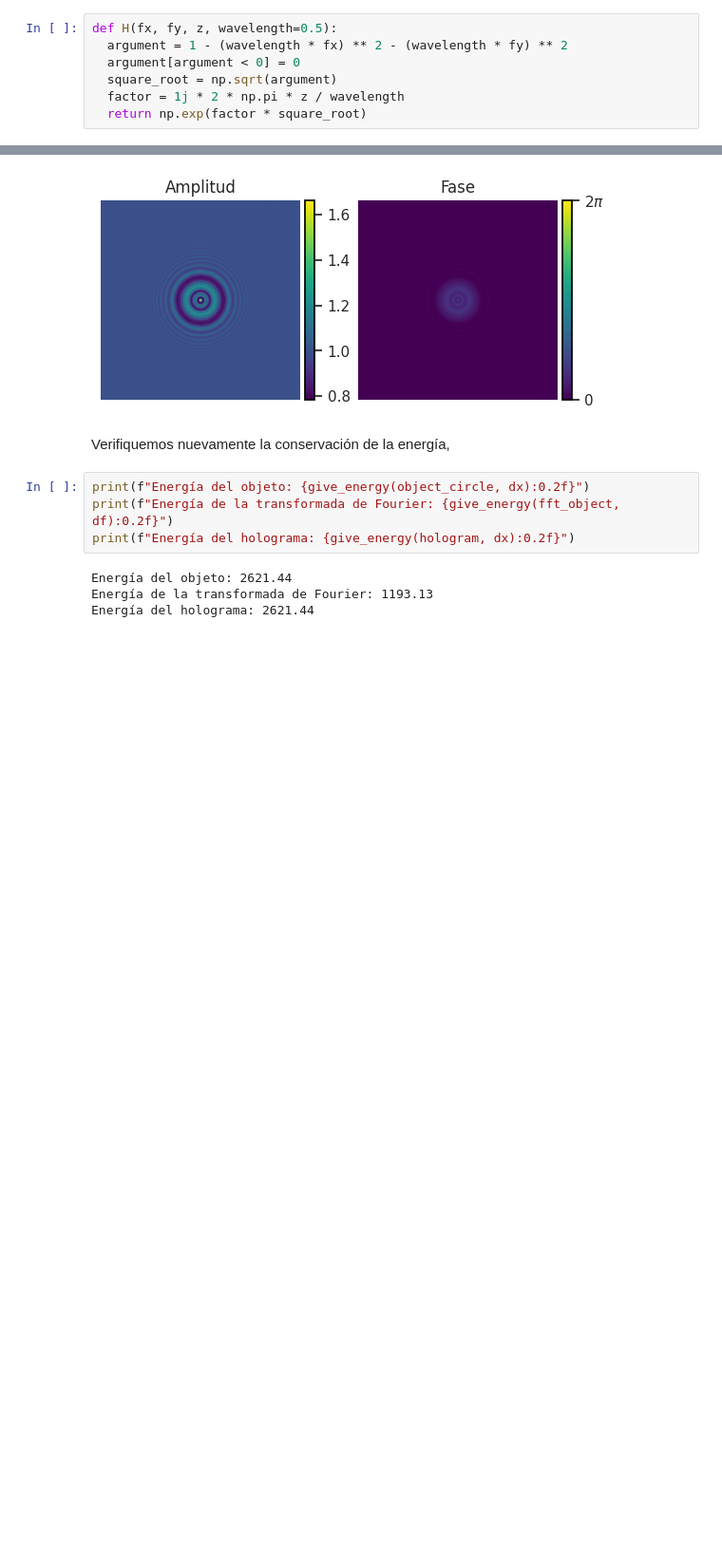
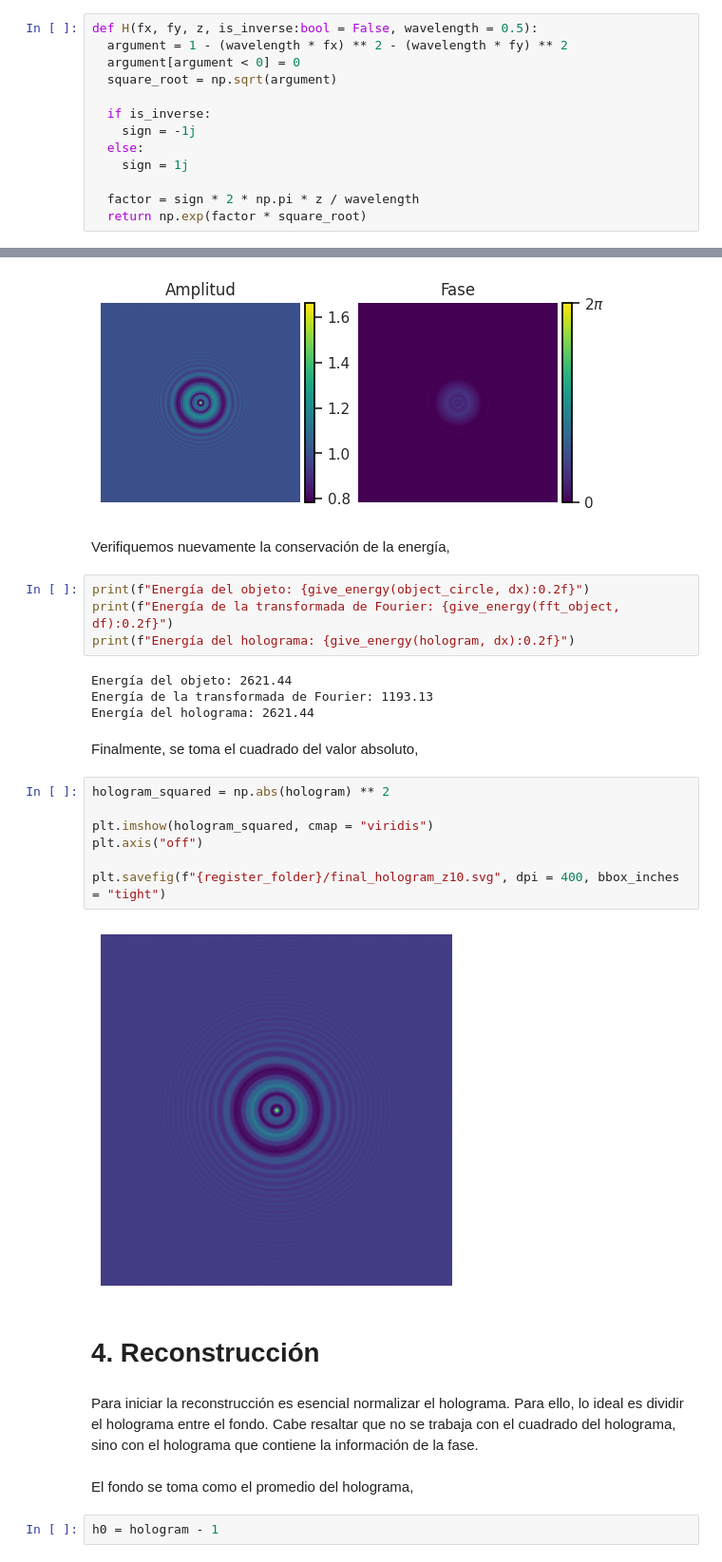
Before and after one commit to VelasquezE/FourierOptics_assignments, a Jupyter notebook: talleres/Proyecto/inline_hologram.ipynb, the cells around one changed output, grey strips where cells are left out. Shown: that part at 95% size. Saved outputs shown, nothing was run; the diff lists cells and outputs as text; blank space fills up the shorter version.

Commit message:
Reconstruct hologram

```diff
--- a/talleres/Proyecto/inline_hologram.ipynb
+++ b/talleres/Proyecto/inline_hologram.ipynb
@@ -280,11 +280,17 @@ $H(f_{x}, f_{y};z) = exp\left[j\frac{2\pi z}{\lambda}\sqrt{1-(\lambda f_{x})^{2}
 
 en donde $z$ es la distancia desde el
 # %%
-def H(fx, fy, z, wavelength=0.5):
+def H(fx, fy, z, is_inverse:bool = False, wavelength = 0.5):
   argument = 1 - (wavelength * fx) ** 2 - (wavelength * fy) ** 2
   argument[argument < 0] = 0
   square_root = np.sqrt(argument)
-  factor = 1j * 2 * np.pi * z / wavelength
+
+  if is_inverse:
+    sign = -1j
+  else:
+    sign = 1j
+
+  factor = sign * 2 * np.pi * z / wavelength
   return np.exp(factor * square_root)
 # %% [markdown]
 ## 3.3. Propagar el campo y crear el holograma
@@ -316,3 +322,22 @@ print(f"Energía del holograma: {give_energy(hologram, dx):0.2f}")
 Energía del objeto: 2621.44
 Energía de la transformada de Fourier: 1193.13
 Energía del holograma: 2621.44
+# %% [markdown]
+Finalmente, se toma el cuadrado del valor absoluto,
+# %%
+hologram_squared = np.abs(hologram) ** 2
+
+plt.imshow(hologram_squared, cmap = "viridis")
+plt.axis("off")
+
+plt.savefig(f"{register_folder}/final_hologram_z10.svg", dpi = 400, bbox_inches = "tight")
+# %% [output]
+[figure, added]
+# %% [markdown]
+# 4. Reconstrucción
+# %% [markdown]
+Para iniciar la reconstrucción es esencial normalizar el holograma. Para ello, lo ideal es dividir el holograma entre el fondo. Cabe resaltar que no se trabaja con el cuadrado del holograma, sino con el holograma que contiene la información de la fase.
+# %% [markdown]
+El fondo se toma como el promedio del holograma,
+# %%
+h0 = hologram - 1
```
Also changed, not shown: parts of 9 cells of this notebook.
